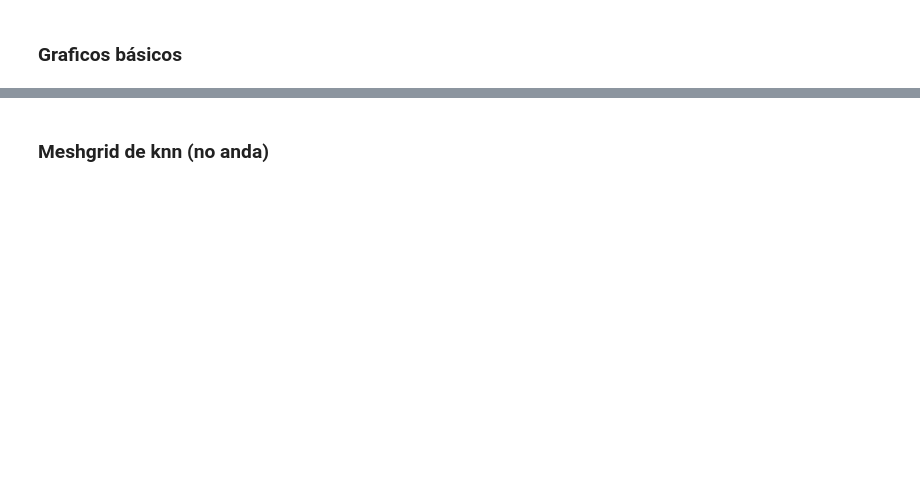
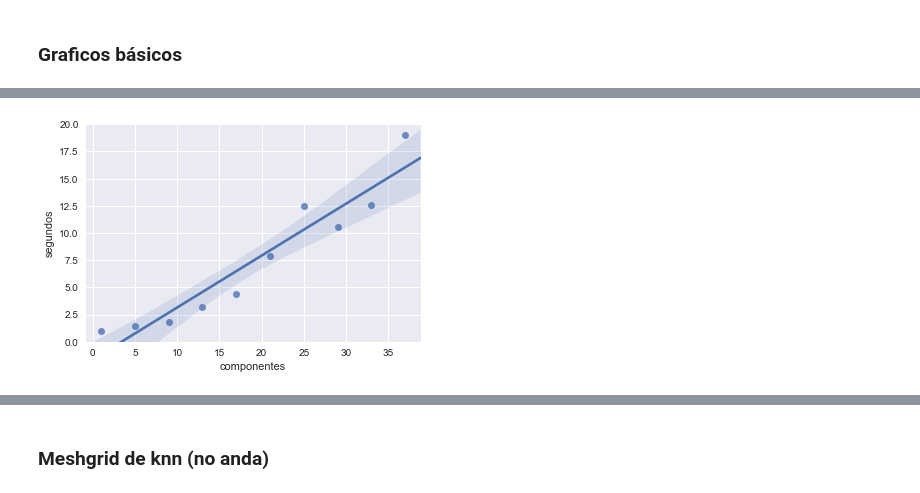
Before and after one commit to smcsicardi/metnum-tp2, a Jupyter notebook: implementacion/grafiquitos.ipynb, the cells around one changed output, grey strips where cells are left out. Cells and saved outputs as stored; diff of their text form; code cells hidden in the pictures; blank space fills up the shorter version.

```diff
--- a/implementacion/grafiquitos.ipynb
+++ b/implementacion/grafiquitos.ipynb
@@ -17,0 +63,7 @@ SyntaxError: Non-ASCII character '\xc3' in file metricas.py on line 26, but no e
+# %%
+times = pd.read_csv('csv/times.csv')
+ax = sns.regplot(x="componentes", y="segundos", data=times)
+ax.set_ylim(0, 20)
+save('gamma-time')
+# %% [output]
+[figure, added]
```
Also changed, not shown: parts of 10 cells of this notebook, 4 other files.
